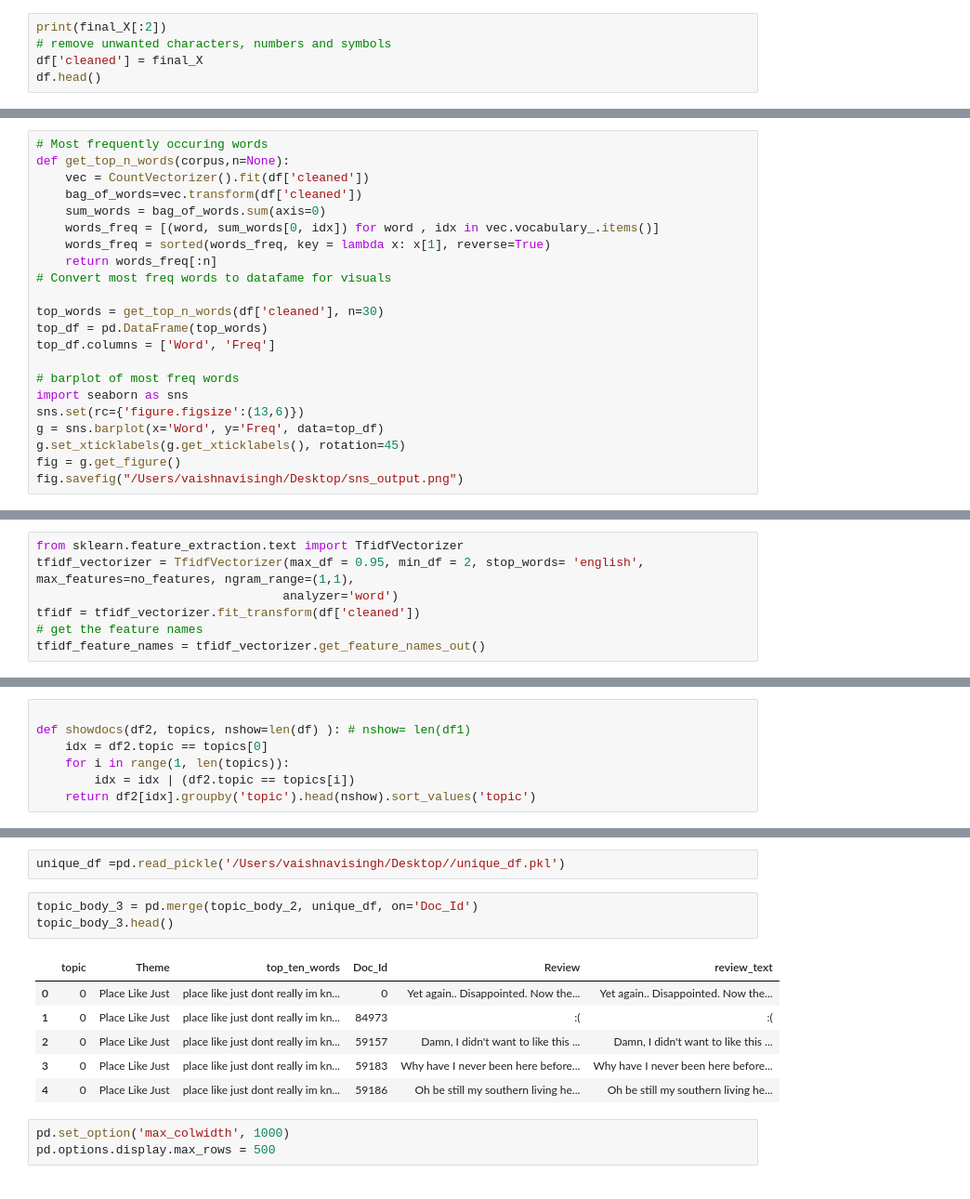
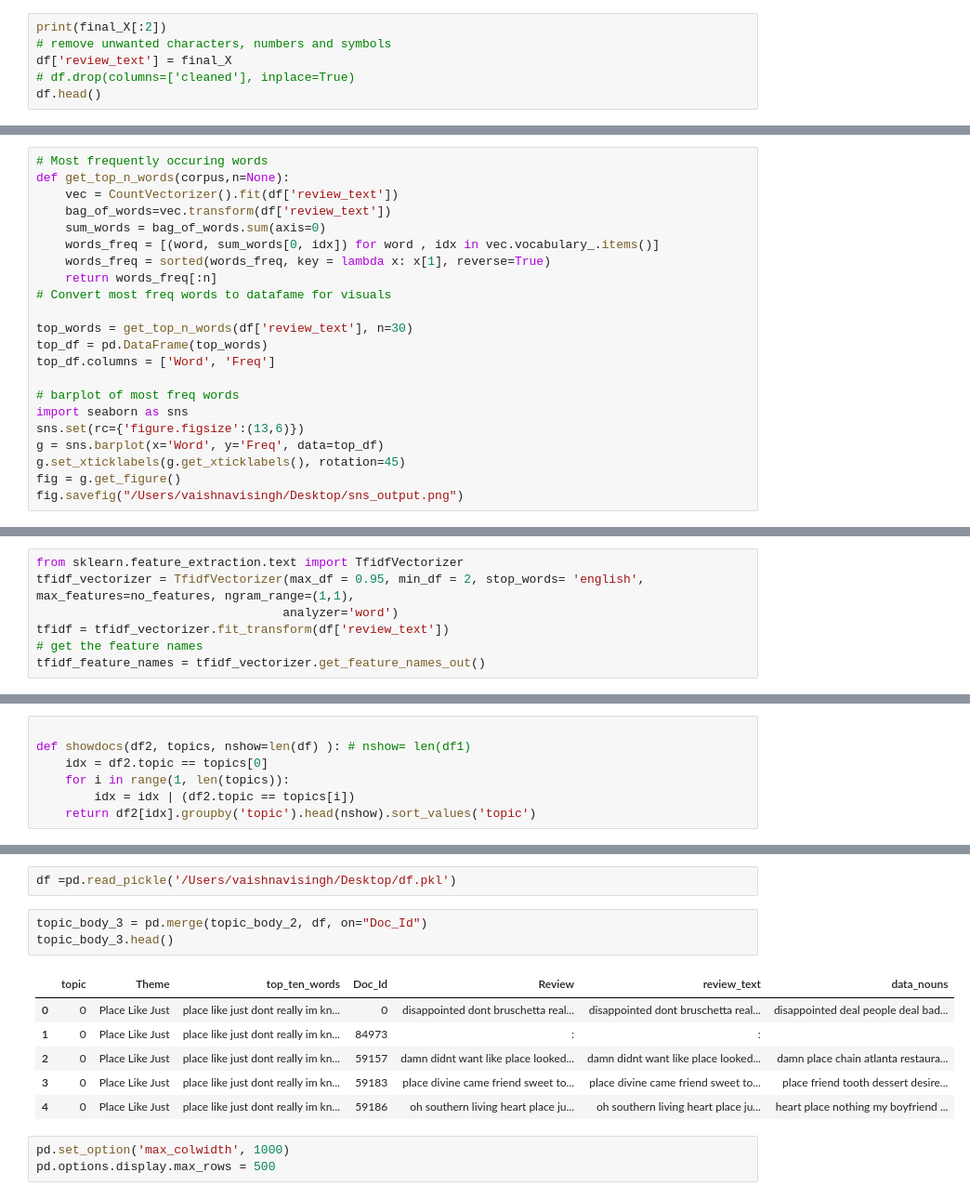
Before and after one commit to gadddy/Text-Mining-Learning-Applications, a Jupyter notebook: topic-modelling/NMF-1.ipynb, the cells around one changed output, grey strips where cells are left out. Shown at 93% size. Drawn from its saved outputs; the diff is of its cells as text.

```diff
--- a/topic-modelling/NMF-1.ipynb
+++ b/topic-modelling/NMF-1.ipynb
@@ -151,7 +151,8 @@ final_X = sent
 # %%
 print(final_X[:2])
 # remove unwanted characters, numbers and symbols
-df['cleaned'] = final_X
+df['review_text'] = final_X
+# df.drop(columns=['cleaned'], inplace=True)
 df.head()
 # %% [output]
 [' disappointed dont bruschetta really bad deal stop placating people wrong deal bad service sudden really bad really disappointed', ' ok really bar smell like mold smoke higher rating really pissed k ...
@@ -183,15 +184,15 @@ X = cv.fit_transform(df['cleaned'])
 # %%
 # Most frequently occuring words
 def get_top_n_words(corpus,n=None):
-    vec = CountVectorizer().fit(df['cleaned'])
-    bag_of_words=vec.transform(df['cleaned'])
+    vec = CountVectorizer().fit(df['review_text'])
+    bag_of_words=vec.transform(df['review_text'])
     sum_words = bag_of_words.sum(axis=0)
     words_freq = [(word, sum_words[0, idx]) for word , idx in vec.vocabulary_.items()]
     words_freq = sorted(words_freq, key = lambda x: x[1], reverse=True)
     return words_freq[:n]
 # Convert most freq words to datafame for visuals
 
-top_words = get_top_n_words(df['cleaned'], n=30)
+top_words = get_top_n_words(df['review_text'], n=30)
 top_df = pd.DataFrame(top_words)
 top_df.columns = ['Word', 'Freq']
 
@@ -289,7 +290,7 @@ no_features = 50000
 from sklearn.feature_extraction.text import TfidfVectorizer
 tfidf_vectorizer = TfidfVectorizer(max_df = 0.95, min_df = 2, stop_words= 'english', max_features=no_features, ngram_range=(1,1),
                                   analyzer='word')
-tfidf = tfidf_vectorizer.fit_transform(df['cleaned'])
+tfidf = tfidf_vectorizer.fit_transform(df['review_text'])
 # get the feature names
 tfidf_feature_names = tfidf_vectorizer.get_feature_names_out()
 # %%
@@ -510,16 +511,16 @@ topic_body_2
 102326 rows × 5 columns
 # %%
-unique_df =pd.read_pickle('/Users/vaishnavisingh/Desktop//unique_df.pkl')
+df =pd.read_pickle('/Users/vaishnavisingh/Desktop/df.pkl')
 # %%
-topic_body_3 = pd.merge(topic_body_2, unique_df, on='Doc_Id')
+topic_body_3 = pd.merge(topic_body_2, df, on="Doc_Id")
 topic_body_3.head()
 # %% [output]
-|  | topic | Theme | top_ten_words | Doc_Id | Review | review_text |
-| 0 | 0 | Place Like Just | place like just dont really im kn... | 0 | Yet again.. Disappointed. Now the... | Yet again.. Disappointed. Now the... |
-| 1 | 0 | Place Like Just | place like just dont really im kn... | 84973 | :( | :( |
-| 2 | 0 | Place Like Just | place like just dont really im kn... | 59157 | Damn, I didn't want to like this ... | Damn, I didn't want to like this ... |
-| 3 | 0 | Place Like Just | place like just dont really im kn... | 59183 | Why have I never been here before... | Why have I never been here before... |
-| 4 | 0 | Place Like Just | place like just dont really im kn... | 59186 | Oh be still my southern living he... | Oh be still my southern living he... |
+|  | topic | Theme | top_ten_words | Doc_Id | Review | review_text | data_nouns |
+| 0 | 0 | Place Like Just | place like just dont really im kn... | 0 | disappointed dont bruschetta real... | disappointed dont bruschetta real... | disappointed deal people deal bad... |
+| 1 | 0 | Place Like Just | place like just dont really im kn... | 84973 | : | : |  |
+| 2 | 0 | Place Like Just | place like just dont really im kn... | 59157 | damn didnt want like place looked... | damn didnt want like place looked... | damn place chain atlanta restaura... |
+| 3 | 0 | Place Like Just | place like just dont really im kn... | 59183 | place divine came friend sweet to... | place divine came friend sweet to... | place friend tooth dessert desire... |
+| 4 | 0 | Place Like Just | place like just dont really im kn... | 59186 | oh southern living heart place ju... | oh southern living heart place ju... | heart place nothing my boyfriend ... |
 # %%
 pd.set_option('max_colwidth', 1000)
 pd.options.display.max_rows = 500
```
Also changed, not shown: parts of 22 cells of this notebook.
